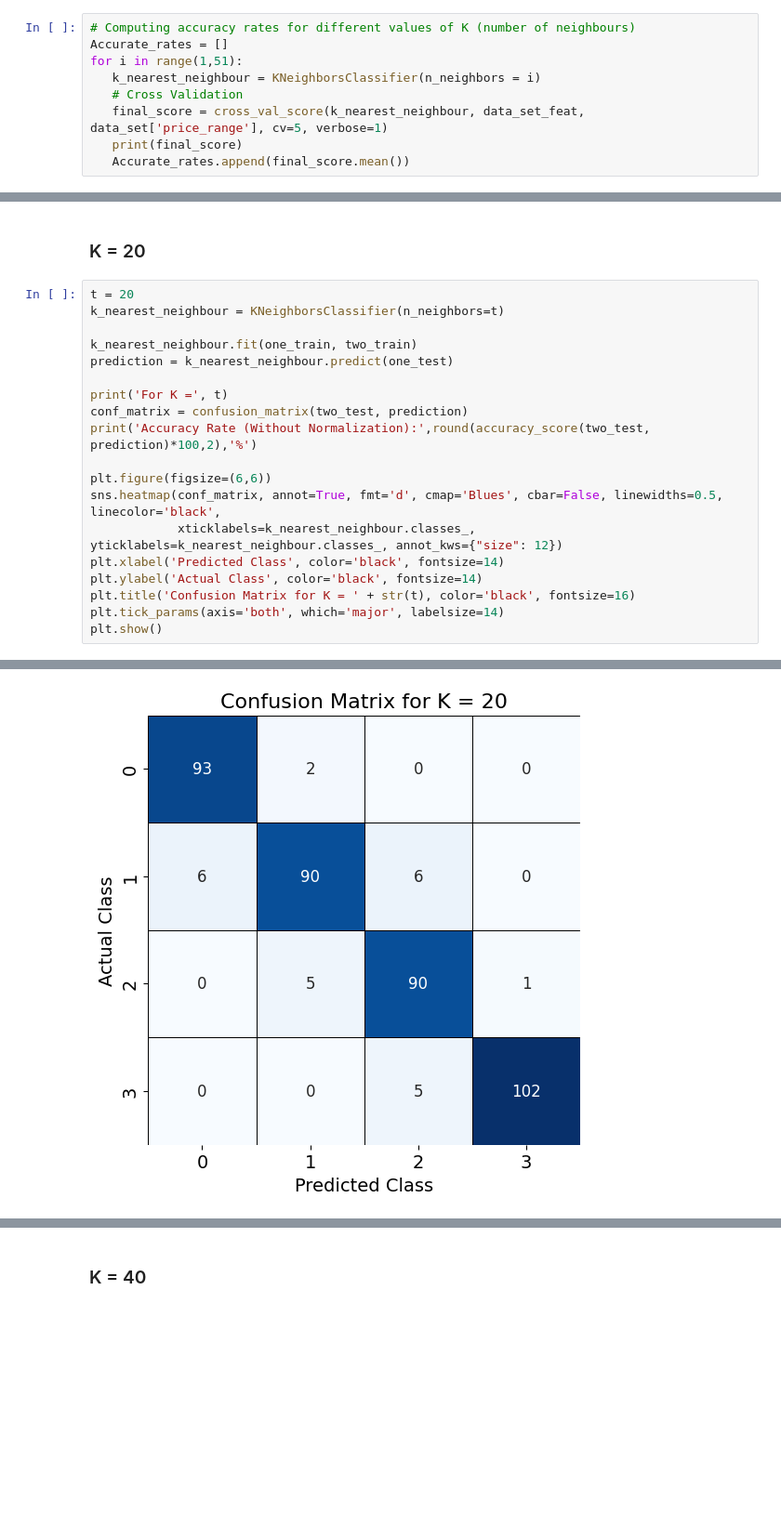
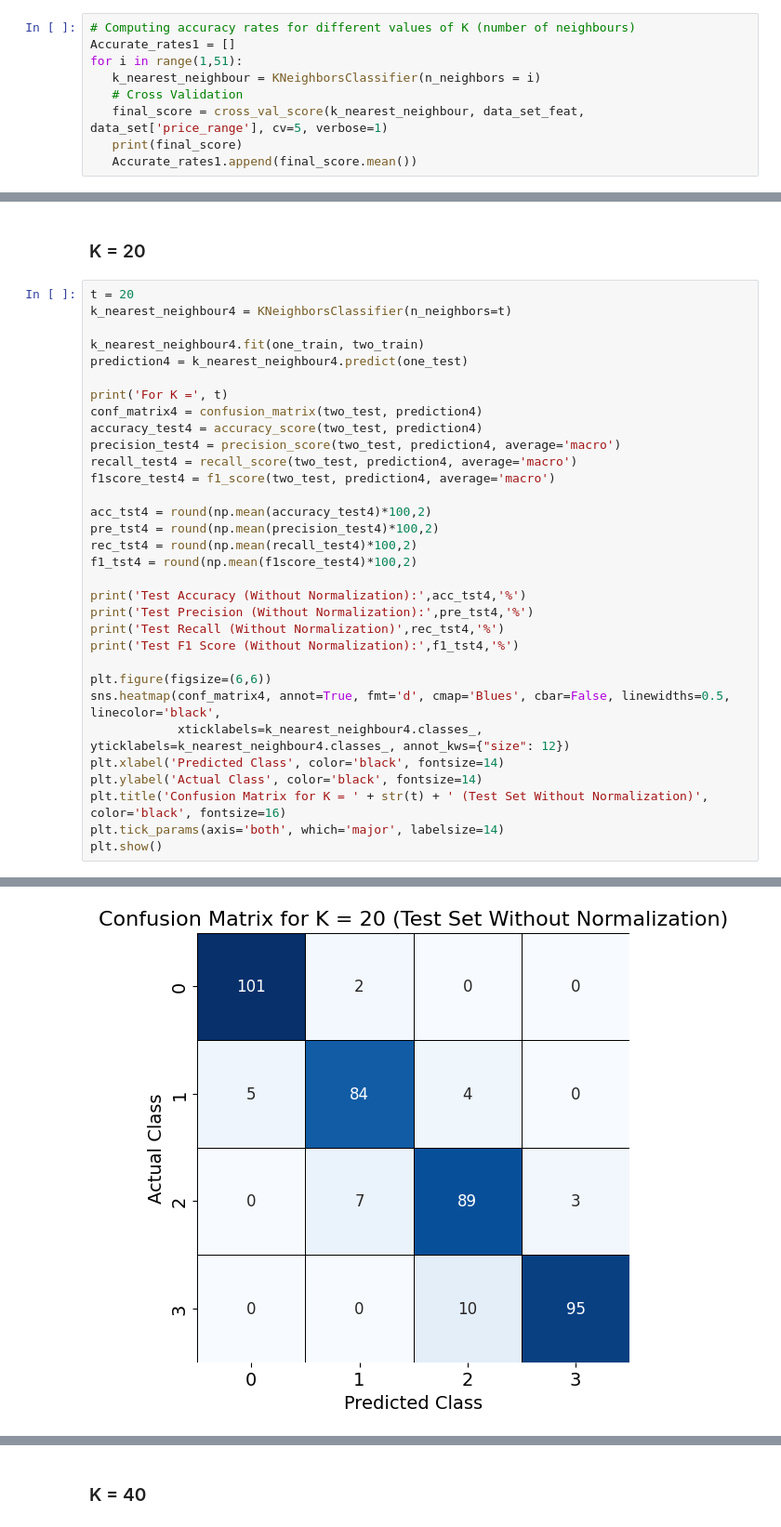
Before and after one commit to Mouleshwar3238/Mobile_Price_Classification, a Jupyter notebook: KNN_MPC.ipynb, the cells around one changed output, grey strips where cells are left out. Shown at 93% size. Saved outputs shown, nothing was run; the diff lists cells and outputs as text; blank space fills up the shorter version.

```diff
--- a/KNN_MPC.ipynb
+++ b/KNN_MPC.ipynb
@@ -43,13 +43,13 @@ data_set_feat = np.round(data_set_feat, decimals=4)
 one_train, one_test, two_train, two_test = train_test_split(data_set_feat, data_set['price_range'], test_size=0.20)
 # %%
 # Computing accuracy rates for different values of K (number of neighbours)
-Accurate_rates = []
+Accurate_rates1 = []
 for i in range(1,51):
    k_nearest_neighbour = KNeighborsClassifier(n_neighbors = i)
    # Cross Validation
    final_score = cross_val_score(k_nearest_neighbour, data_set_feat, data_set['price_range'], cv=5, verbose=1)
    print(final_score)
-   Accurate_rates.append(final_score.mean())
+   Accurate_rates1.append(final_score.mean())
 # %% [output]
 [0.895  0.915  0.915  0.9125 0.9025]
 [0.875  0.925  0.9025 0.89   0.8825]
@@ -245,21 +293,34 @@ plt.show()
 ### K = 20
 # %%
 t = 20
-k_nearest_neighbour = KNeighborsClassifier(n_neighbors=t)
+k_nearest_neighbour4 = KNeighborsClassifier(n_neighbors=t)
 
-k_nearest_neighbour.fit(one_train, two_train)
-prediction = k_nearest_neighbour.predict(one_test)
+k_nearest_neighbour4.fit(one_train, two_train)
+prediction4 = k_nearest_neighbour4.predict(one_test)
 
 print('For K =', t)
-conf_matrix = confusion_matrix(two_test, prediction)
-print('Accuracy Rate (Without Normalization):',round(accuracy_score(two_test, prediction)*100,2),'%')
+conf_matrix4 = confusion_matrix(two_test, prediction4)
+accuracy_test4 = accuracy_score(two_test, prediction4)
+precision_test4 = precision_score(two_test, prediction4, average='macro')
+recall_test4 = recall_score(two_test, prediction4, average='macro')
+f1score_test4 = f1_score(two_test, prediction4, average='macro')
+
+acc_tst4 = round(np.mean(accuracy_test4)*100,2)
+pre_tst4 = round(np.mean(precision_test4)*100,2)
+rec_tst4 = round(np.mean(recall_test4)*100,2)
+f1_tst4 = round(np.mean(f1score_test4)*100,2)
+
+print('Test Accuracy (Without Normalization):',acc_tst4,'%')
+print('Test Precision (Without Normalization):',pre_tst4,'%')
+print('Test Recall (Without Normalization)',rec_tst4,'%')
+print('Test F1 Score (Without Normalization):',f1_tst4,'%')
 
 plt.figure(figsize=(6,6))
-sns.heatmap(conf_matrix, annot=True, fmt='d', cmap='Blues', cbar=False, linewidths=0.5, linecolor='black',
-            xticklabels=k_nearest_neighbour.classes_, yticklabels=k_nearest_neighbour.classes_, annot_kws={"size": 12})
+sns.heatmap(conf_matrix4, annot=True, fmt='d', cmap='Blues', cbar=False, linewidths=0.5, linecolor='black',
+            xticklabels=k_nearest_neighbour4.classes_, yticklabels=k_nearest_neighbour4.classes_, annot_kws={"size": 12})
 plt.xlabel('Predicted Class', color='black', fontsize=14)
 plt.ylabel('Actual Class', color='black', fontsize=14)
-plt.title('Confusion Matrix for K = ' + str(t), color='black', fontsize=16)
+plt.title('Confusion Matrix for K = ' + str(t) + ' (Test Set Without Normalization)', color='black', fontsize=16)
 plt.tick_params(axis='both', which='major', labelsize=14)
 plt.show()
 # %% [output]
@@ -268,4 +332,4 @@ Accuracy Rate (Without Normalization): 93.75 %
-[figure, old version]
+[figure, new version]
 # %%
 # Plotting the bar graph for frequency distribution of actual and predicted labels
 actual_labels, actual_counts = np.unique(two_test, return_counts=True)
```
Also changed, not shown: parts of 26 cells of this notebook.
